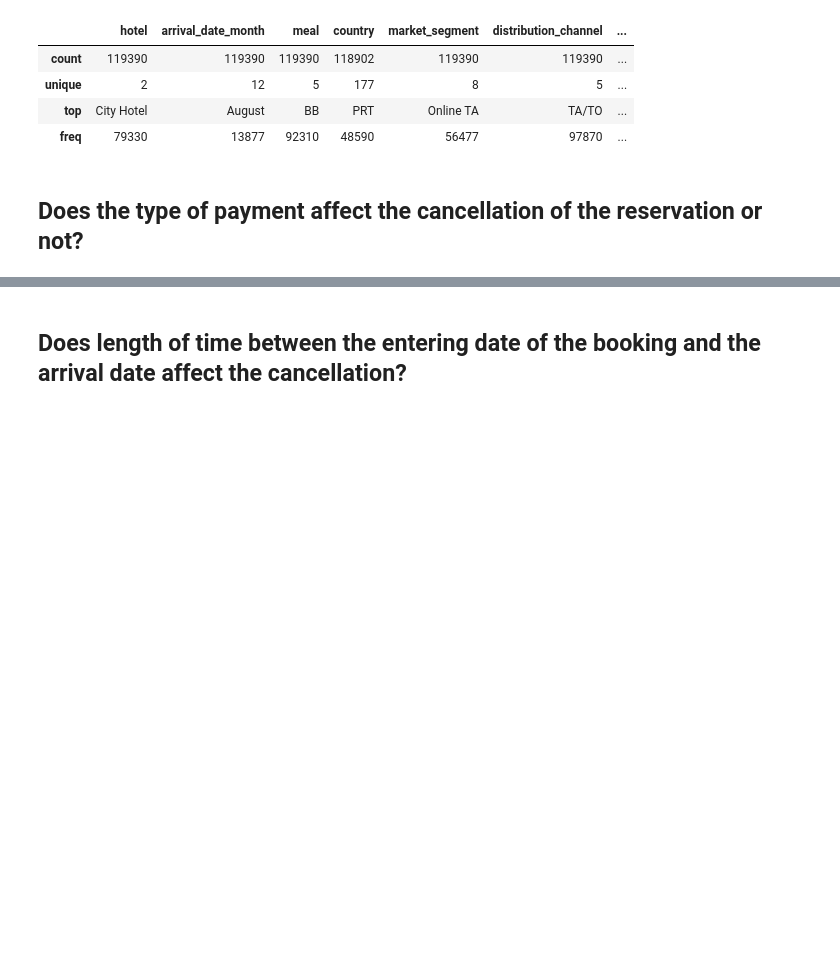
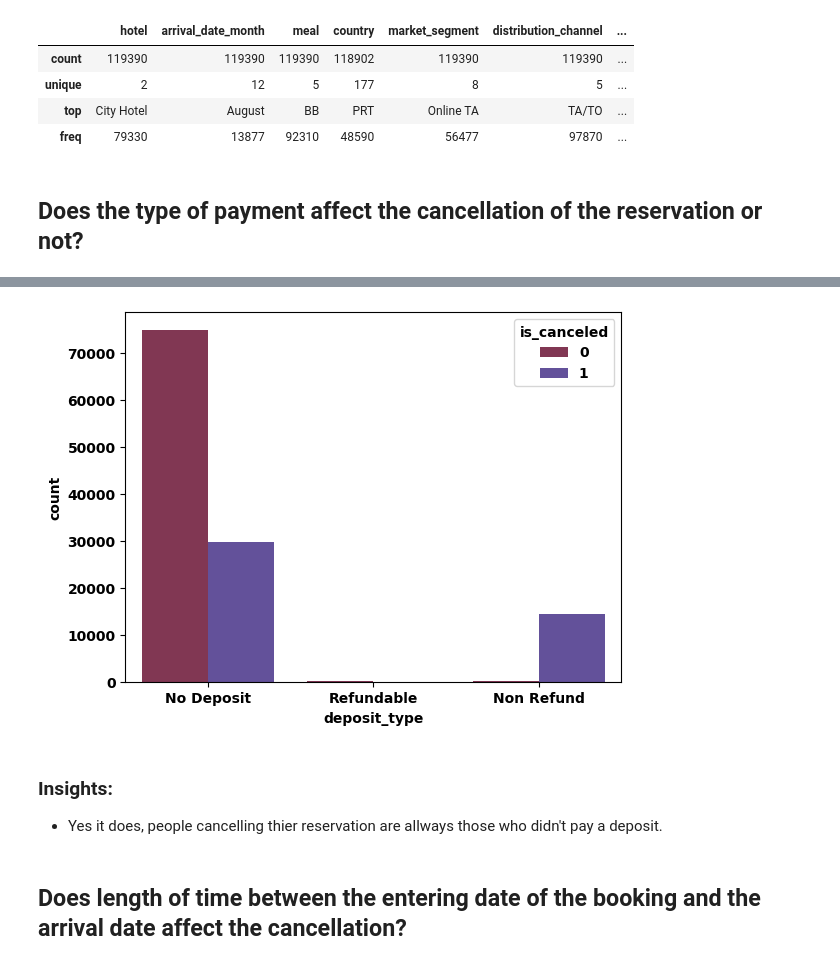
Before and after one commit to Tuwaiq-Data-Science-Bootcamp-V4/PCA-Lab, a Jupyter notebook: CV_Assignment.ipynb, the cells around one changed output, grey strips where cells are left out. Saved outputs shown, nothing was run; the diff lists cells and outputs as text; code cells hidden in the pictures; blank space fills up the shorter version.

```diff
--- a/CV_Assignment.ipynb
+++ b/CV_Assignment.ipynb
@@ -114,2 +116,10 @@ df.describe(include='object')
+# %%
+sns.countplot(data=df, hue='is_canceled', x='deposit_type', palette='twilight_r')
+plt.show()
+# %% [output]
+[figure, added]
+# %% [markdown]
+### Insights:
+- Yes it does, people cancelling thier reservation are allways those who didn't pay a deposit.
 # %% [markdown]
 ## Does length of time between the entering date of the booking and the arrival date affect the cancellation?
```
Also changed, not shown: parts of 43 cells of this notebook.
